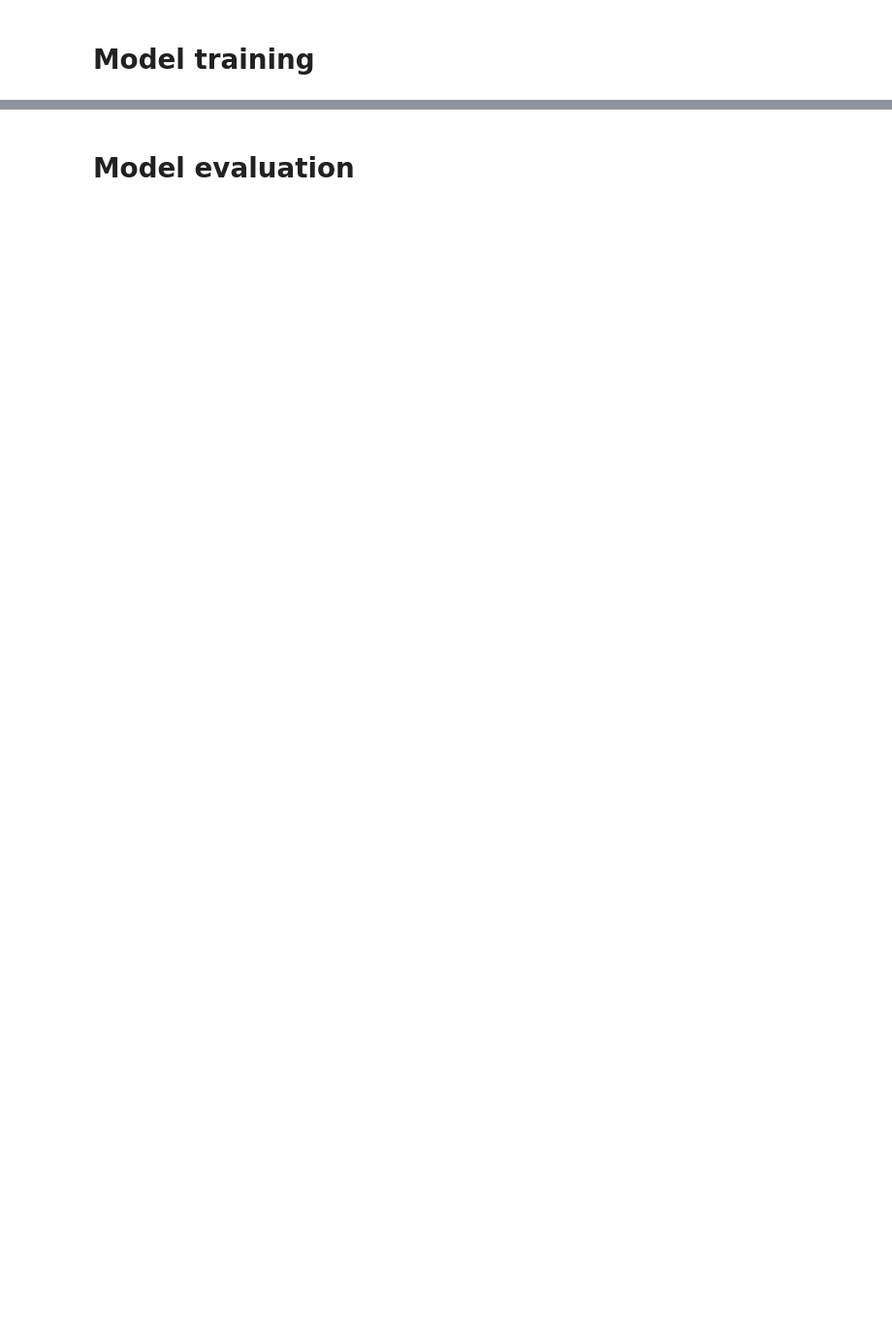
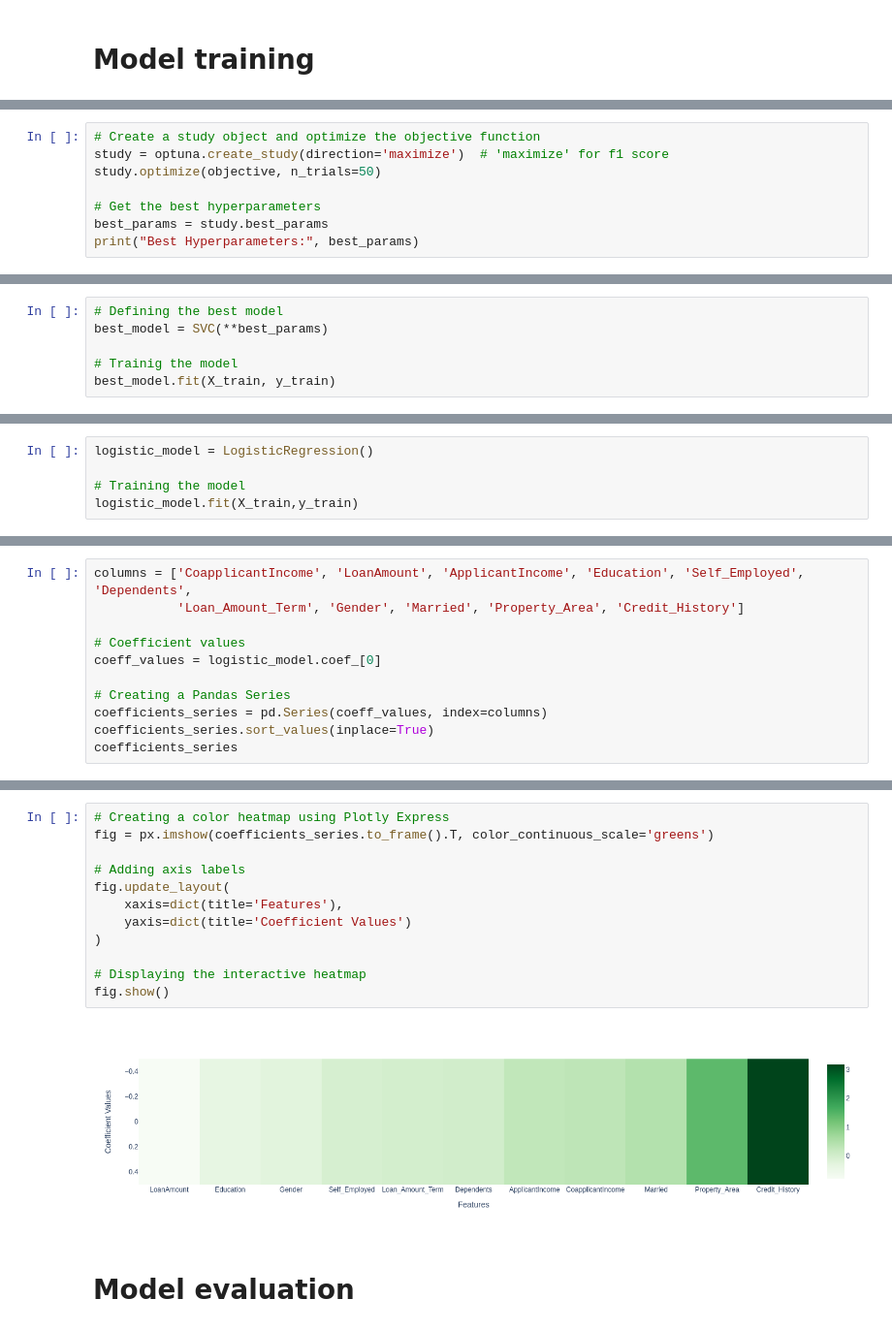
Before and after one commit to yuvraaj2002/AI_Projects, a Jupyter notebook: Find_Home.AI/Notebook_And_Dataset/Model Building/Loan_Prediction.ipynb, the cells around one changed output, grey strips where cells are left out. Shown at 97% size. Cells and saved outputs as stored; diff of their text form; blank space fills up the shorter version.

```diff
--- a/Find_Home.AI/Notebook_And_Dataset/Model Building/Loan_Prediction.ipynb
+++ b/Find_Home.AI/Notebook_And_Dataset/Model Building/Loan_Prediction.ipynb
@@ -508,0 +521,8 @@ model_df.sort_values(['f1_score'])
+# %%
+# Create a study object and optimize the objective function
+study = optuna.create_study(direction='maximize')  # 'maximize' for f1 score
+study.optimize(objective, n_trials=50)
+
+# Get the best hyperparameters
+best_params = study.best_params
+print("Best Hyperparameters:", best_params)
@@ -508,0 +548,6 @@ model_df.sort_values(['f1_score'])
+# %%
+# Defining the best model
+best_model = SVC(**best_params)
+
+# Trainig the model
+best_model.fit(X_train, y_train)
@@ -508,0 +558,5 @@ model_df.sort_values(['f1_score'])
+# %%
+logistic_model = LogisticRegression()
+
+# Training the model
+logistic_model.fit(X_train,y_train)
@@ -508,0 +565,11 @@ model_df.sort_values(['f1_score'])
+# %%
+columns = ['CoapplicantIncome', 'LoanAmount', 'ApplicantIncome', 'Education', 'Self_Employed', 'Dependents',
+           'Loan_Amount_Term', 'Gender', 'Married', 'Property_Area', 'Credit_History']
+
+# Coefficient values
+coeff_values = logistic_model.coef_[0]
+
+# Creating a Pandas Series
+coefficients_series = pd.Series(coeff_values, index=columns)
+coefficients_series.sort_values(inplace=True)
+coefficients_series
@@ -509,2 +589,16 @@ model_df.sort_values(['f1_score'])
+# %%
+# Creating a color heatmap using Plotly Express
+fig = px.imshow(coefficients_series.to_frame().T, color_continuous_scale='greens')
+
+# Adding axis labels
+fig.update_layout(
+    xaxis=dict(title='Features'),
+    yaxis=dict(title='Coefficient Values')
+)
+
+# Displaying the interactive heatmap
+fig.show()
+# %% [output]
+[figure, added]
 # %% [markdown]
 # Model evaluation
```
Also changed, not shown: parts of 23 cells of this notebook.
